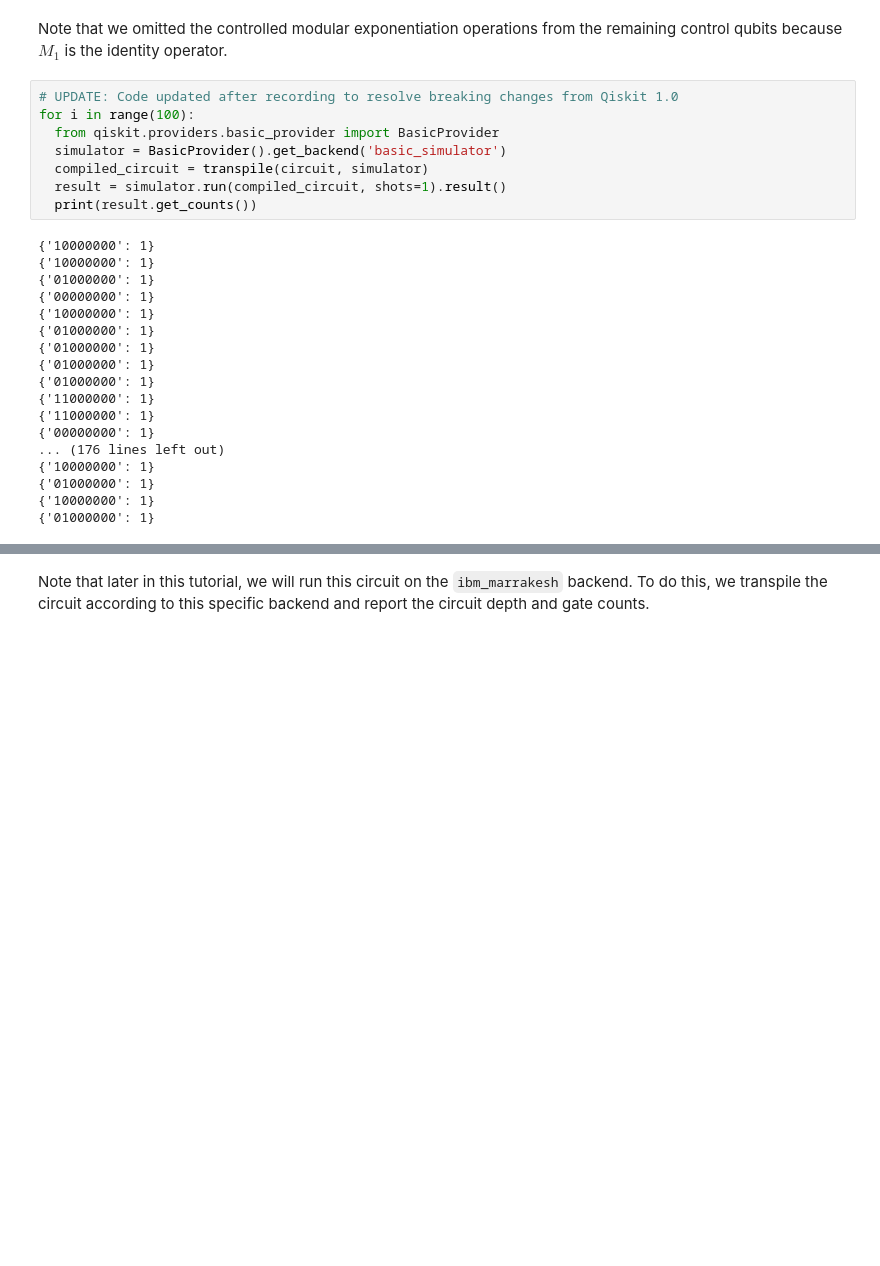
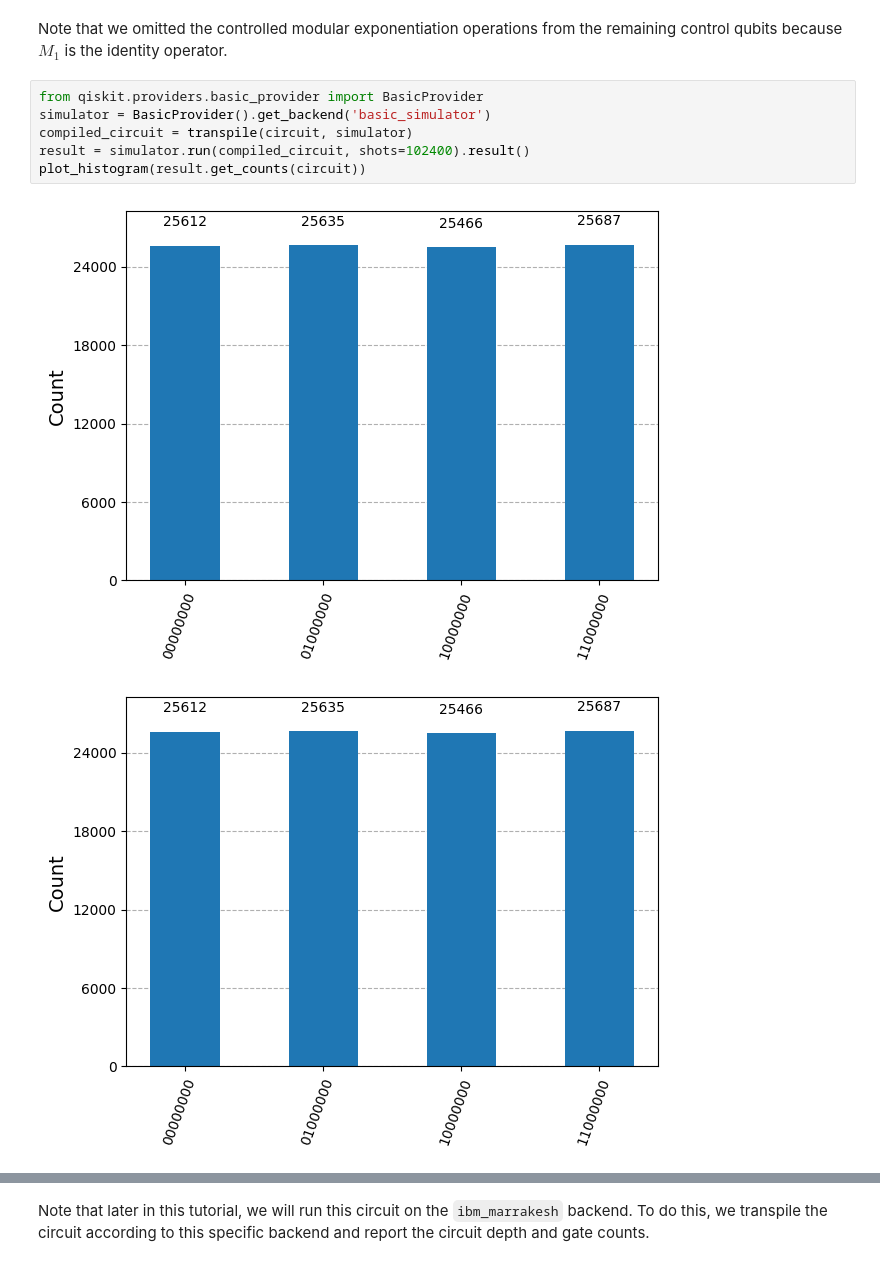
Before and after one commit to ArhamAkhtarAlam/Quantum-algorithms, a Jupyter notebook: Main examples/shors_algorithm_on_quantum_computer.ipynb, the cells around one changed output, grey strips where cells are left out. Saved outputs shown, nothing was run; the diff lists cells and outputs as text; blank space fills up the shorter version.

```diff
--- a/Main examples/shors_algorithm_on_quantum_computer.ipynb
+++ b/Main examples/shors_algorithm_on_quantum_computer.ipynb
@@ -447,28 +447,11 @@ circuit.draw("mpl")
 # %% [markdown]
 Note that we omitted the controlled modular exponentiation operations from the remaining control qubits because $M_1$ is the identity operator.
 # %%
-# UPDATE: Code updated after recording to resolve breaking changes from Qiskit 1.0
-for i in range(100):
-  from qiskit.providers.basic_provider import BasicProvider
-  simulator = BasicProvider().get_backend('basic_simulator')
-  compiled_circuit = transpile(circuit, simulator)
-  result = simulator.run(compiled_circuit, shots=1).result()
-  print(result.get_counts())
+from qiskit.providers.basic_provider import BasicProvider
+simulator = BasicProvider().get_backend('basic_simulator')
+compiled_circuit = transpile(circuit, simulator)
+result = simulator.run(compiled_circuit, shots=102400).result()
+plot_histogram(result.get_counts(circuit))
 # %% [output]
-{'10000000': 1}
-{'10000000': 1}
-{'01000000': 1}
-{'00000000': 1}
-{'10000000': 1}
-{'01000000': 1}
-{'01000000': 1}
-{'01000000': 1}
-{'01000000': 1}
-{'11000000': 1}
-{'11000000': 1}
-{'00000000': 1}
-... (176 lines left out)
-{'10000000': 1}
-{'01000000': 1}
-{'10000000': 1}
-{'01000000': 1}
+[figure, added]
+[figure, added]
```
Also changed, not shown: parts of 8 cells of this notebook, 2 other files.
